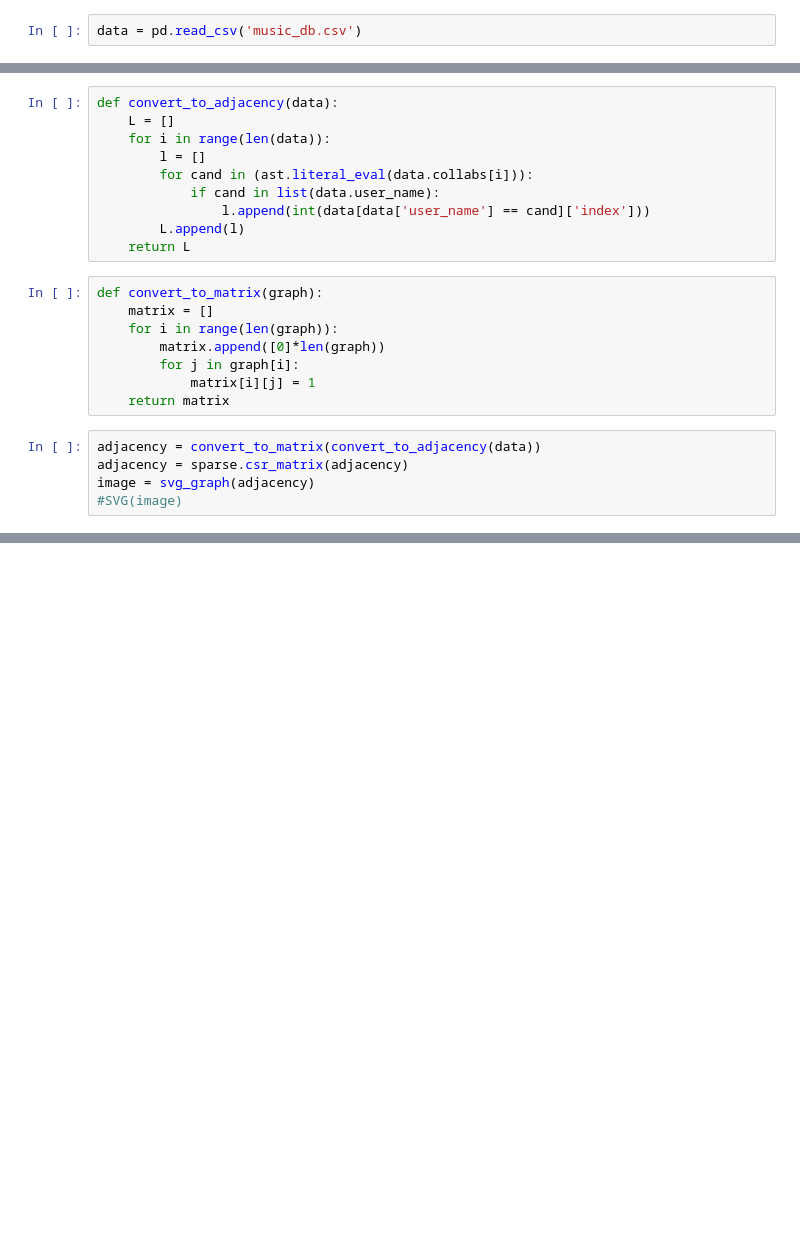
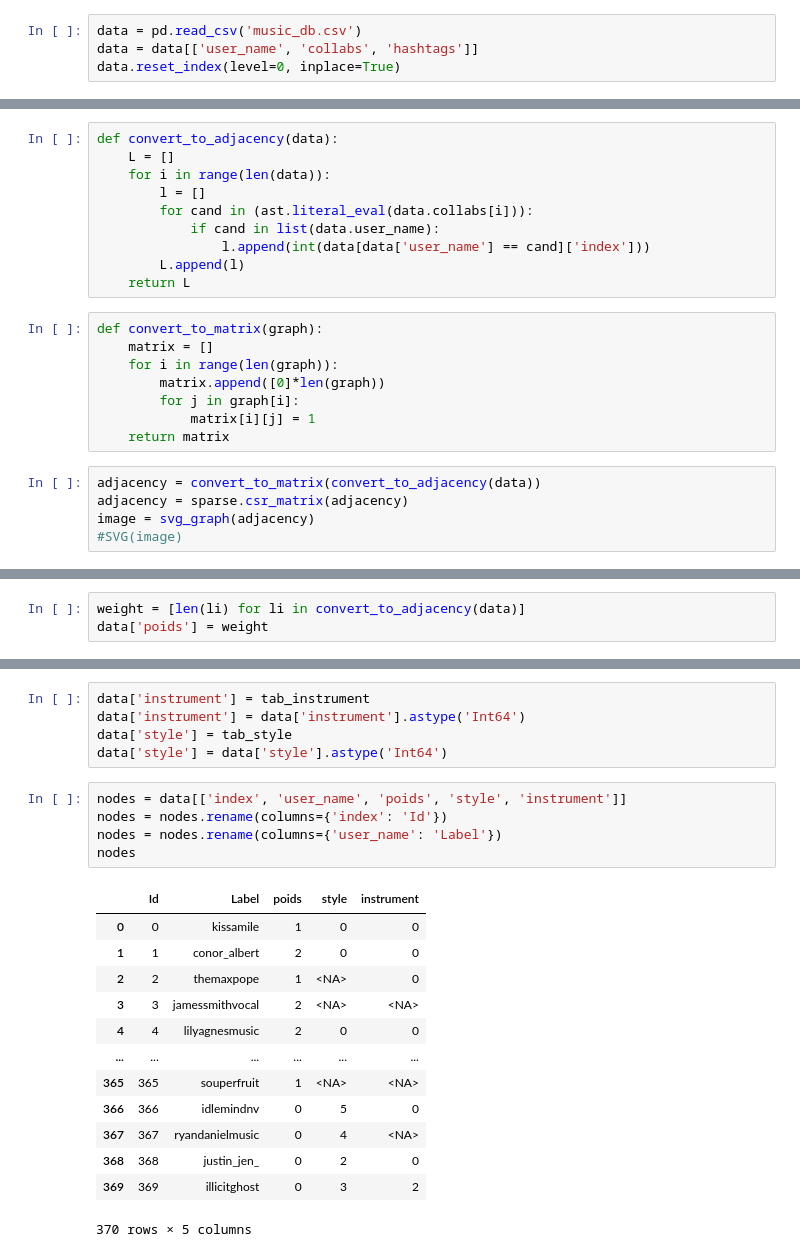
Before and after one commit to r-jaylet/TikTok_Scrap, a Jupyter notebook: graph_viz.ipynb, the cells around one changed output, grey strips where cells are left out. Cells and saved outputs as stored; diff of their text form; blank space fills up the shorter version.

```diff
--- a/graph_viz.ipynb
+++ b/graph_viz.ipynb
@@ -10,3 +10,5 @@ from sknetwork.embedding.force_atlas import ForceAtlas
 from sknetwork.visualization import svg_graph
 # %%
 data = pd.read_csv('music_db.csv')
+data = data[['user_name', 'collabs', 'hashtags']]
+data.reset_index(level=0, inplace=True)
@@ -67,0 +45,3 @@ data_graph.to_csv('data_graph.csv', index=False)
+# %%
+weight = [len(li) for li in convert_to_adjacency(data)]
+data['poids'] = weight
@@ -67,0 +96,24 @@ data_graph.to_csv('data_graph.csv', index=False)
+# %%
+data['instrument'] = tab_instrument
+data['instrument'] = data['instrument'].astype('Int64')
+data['style'] = tab_style
+data['style'] = data['style'].astype('Int64')
+# %%
+nodes = data[['index', 'user_name', 'poids', 'style', 'instrument']]
+nodes = nodes.rename(columns={'index': 'Id'})
+nodes = nodes.rename(columns={'user_name': 'Label'})
+nodes
+# %% [output]
+|  | Id | Label | poids | style | instrument |
+| 0 | 0 | kissamile | 1 | 0 | 0 |
+| 1 | 1 | conor_albert | 2 | 0 | 0 |
+| 2 | 2 | themaxpope | 1 | <NA> | 0 |
+| 3 | 3 | jamessmithvocal | 2 | <NA> | <NA> |
+| 4 | 4 | lilyagnesmusic | 2 | 0 | 0 |
+| ... | ... | ... | ... | ... | ... |
+| 365 | 365 | souperfruit | 1 | <NA> | <NA> |
+| 366 | 366 | idlemindnv | 0 | 5 | 0 |
+| 367 | 367 | ryandanielmusic | 0 | 4 | <NA> |
+| 368 | 368 | justin_jen_ | 0 | 2 | 0 |
+| 369 | 369 | illicitghost | 0 | 3 | 2 |
+370 rows × 5 columns
```
Also changed, not shown: parts of 9 cells of this notebook, 13 other files.
